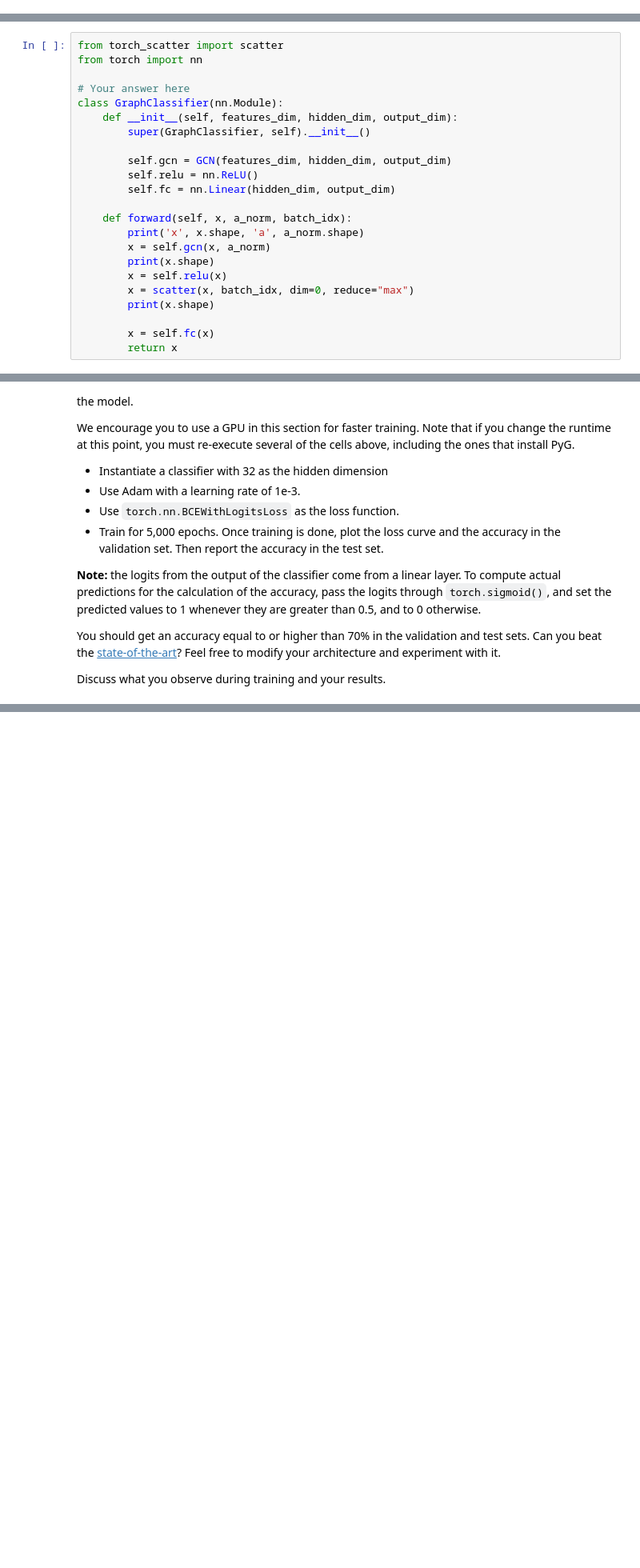
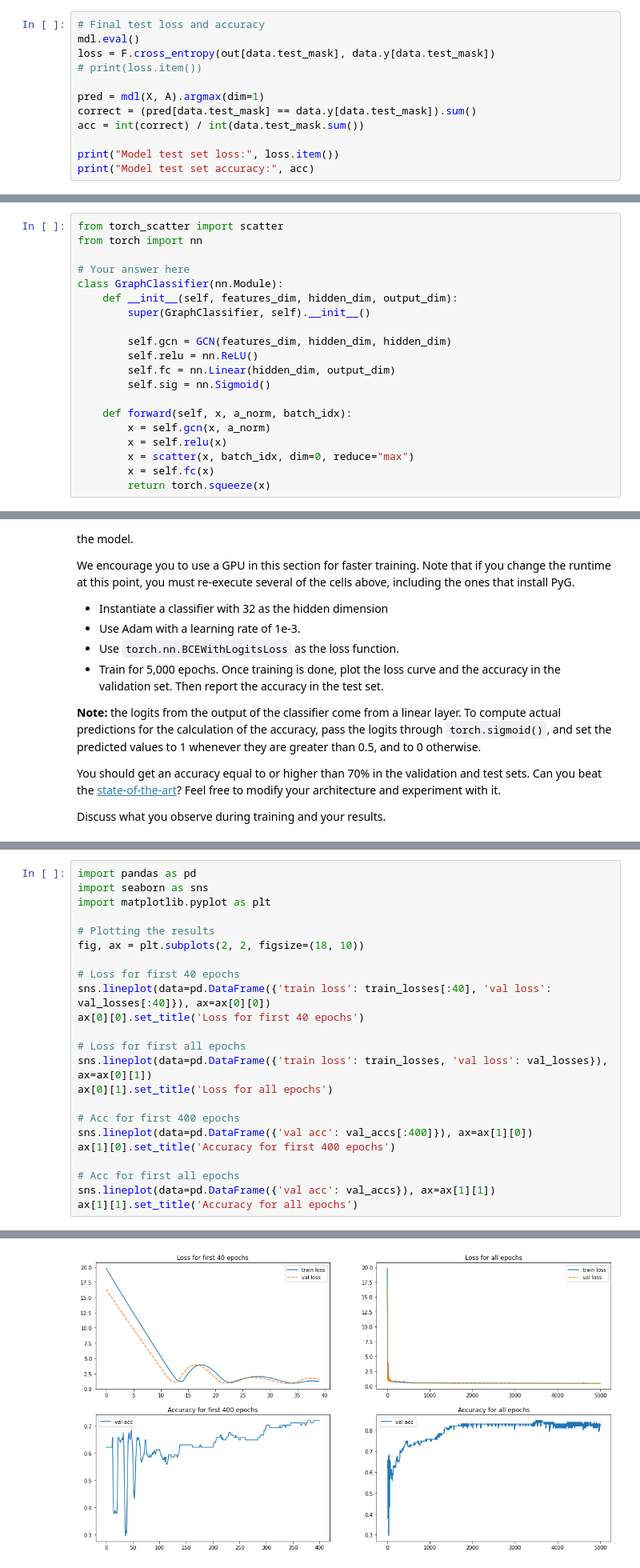
Before and after one commit to JoshuaSeth/DL-VU, a Jupyter notebook: assignment_4b.ipynb, the cells around one changed output, grey strips where cells are left out. Shown: that part at 80% size. Drawn from its saved outputs; the diff is of its cells as text; blank space fills up the shorter version.

Commit message:
finalized

```diff
--- a/assignment_4b.ipynb
+++ b/assignment_4b.ipynb
@@ -487,0 +488,12 @@ for epoch in range(100):
+# %%
+# Final test loss and accuracy
+mdl.eval()
+loss = F.cross_entropy(out[data.test_mask], data.y[data.test_mask])
+# print(loss.item())
+
+pred = mdl(X, A).argmax(dim=1)
+correct = (pred[data.test_mask] == data.y[data.test_mask]).sum()
+acc = int(correct) / int(data.test_mask.sum())
+
+print("Model test set loss:", loss.item())
+print("Model test set accuracy:", acc)
@@ -717,20 +732,17 @@ class GraphClassifier(nn.Module):
     def __init__(self, features_dim, hidden_dim, output_dim):
         super(GraphClassifier, self).__init__()
 
-        self.gcn = GCN(features_dim, hidden_dim, output_dim)
+        self.gcn = GCN(features_dim, hidden_dim, hidden_dim)
         self.relu = nn.ReLU()
         self.fc = nn.Linear(hidden_dim, output_dim)
+        self.sig = nn.Sigmoid()
 
     def forward(self, x, a_norm, batch_idx):
-        print('x', x.shape, 'a', a_norm.shape)
         x = self.gcn(x, a_norm)
-        print(x.shape)
         x = self.relu(x)
         x = scatter(x, batch_idx, dim=0, reduce="max")
-        print(x.shape)
-
         x = self.fc(x)
-        return x
+        return torch.squeeze(x)
 # %% [markdown]
 #### Question 16 (1.5 pt)
 
@@ -790,0 +829,24 @@ RuntimeError: ignored
+# %%
+import pandas as pd
+import seaborn as sns
+import matplotlib.pyplot as plt
+
+# Plotting the results
+fig, ax = plt.subplots(2, 2, figsize=(18, 10))
+
+# Loss for first 40 epochs
+sns.lineplot(data=pd.DataFrame({'train loss': train_losses[:40], 'val loss': val_losses[:40]}), ax=ax[0][0])
+ax[0][0].set_title('Loss for first 40 epochs')
+
+# Loss for first all epochs
+sns.lineplot(data=pd.DataFrame({'train loss': train_losses, 'val loss': val_losses}), ax=ax[0][1])
+ax[0][1].set_title('Loss for all epochs')
+
+# Acc for first 400 epochs
+sns.lineplot(data=pd.DataFrame({'val acc': val_accs[:400]}), ax=ax[1][0])
+ax[1][0].set_title('Accuracy for first 400 epochs')
+
+# Acc for first all epochs
+sns.lineplot(data=pd.DataFrame({'val acc': val_accs}), ax=ax[1][1])
+ax[1][1].set_title('Accuracy for all epochs')
+# %% [output]
@@ -791,3 +854,4 @@ RuntimeError: ignored
+[figure, added]
 # %% [markdown]
 ## The end
 
```
Also changed, not shown: parts of 7 cells of this notebook.
